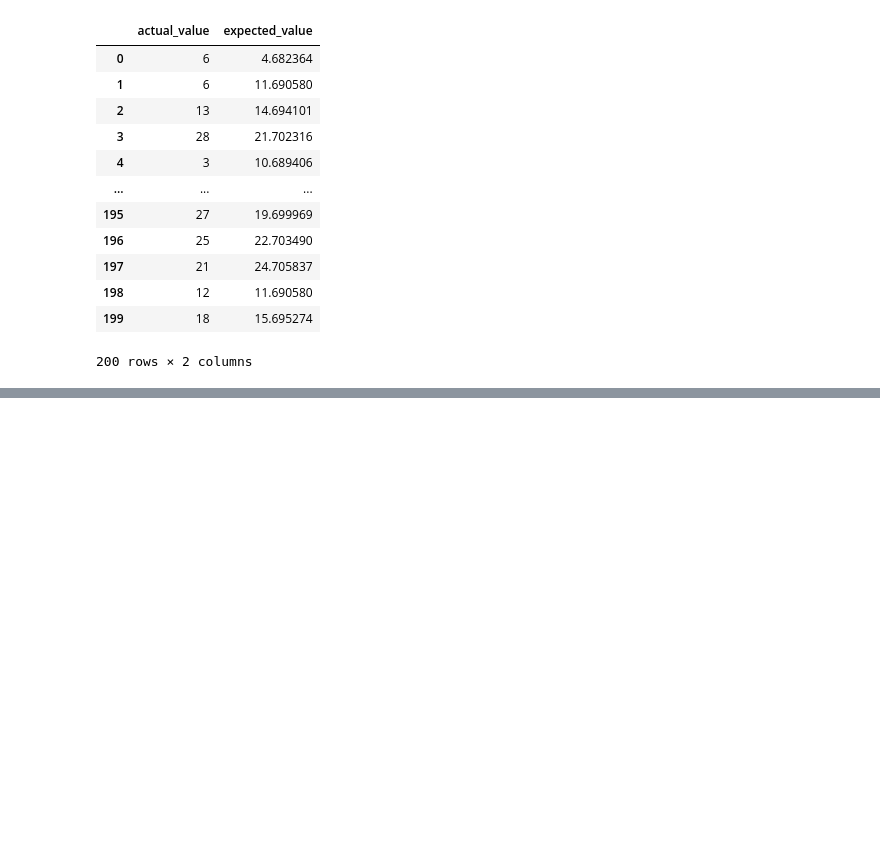
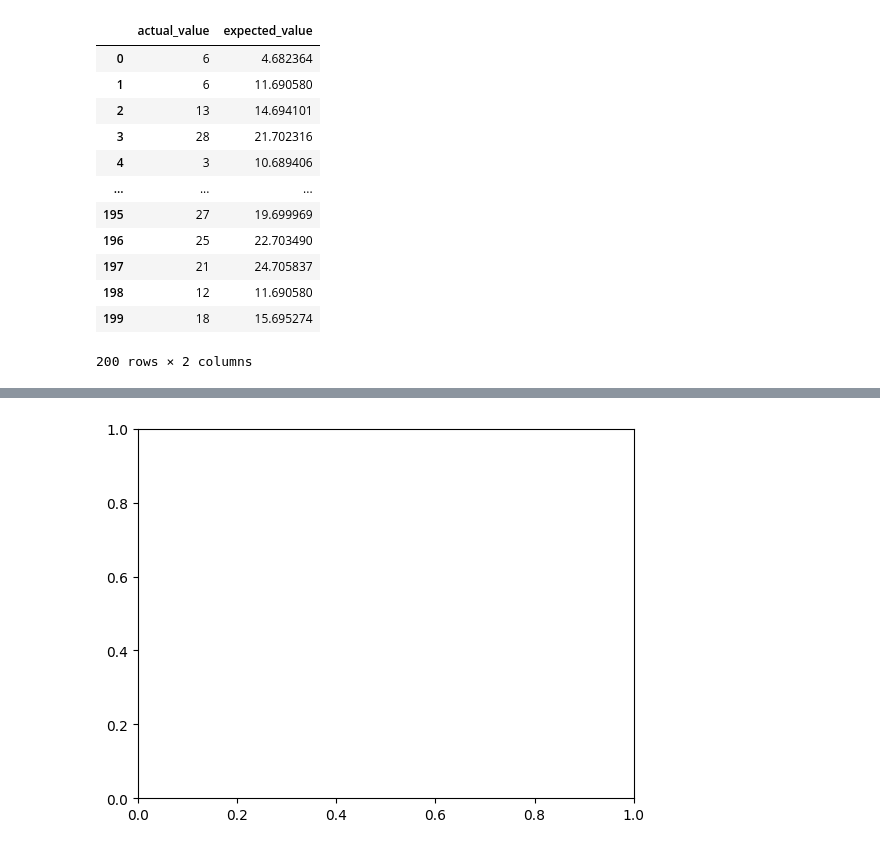
Before and after one commit to muhammedrahil/Machine-Learning-and-Data-Science, a Jupyter notebook: 1-Linear-Regression/weather.ipynb, the cells around one changed output, grey strips where cells are left out. Drawn from its saved outputs; the diff is of its cells as text; code cells hidden in the pictures; blank space fills up the shorter version.

```diff
--- a/1-Linear-Regression/weather.ipynb
+++ b/1-Linear-Regression/weather.ipynb
@@ -134,0 +146,4 @@ df
+# %%
+plt.grid(which='minor',linestyle=':',linewidth='0.5',color='black')
+# %% [output]
+[figure, added]
```
Also changed, not shown: parts of 9 cells of this notebook.
